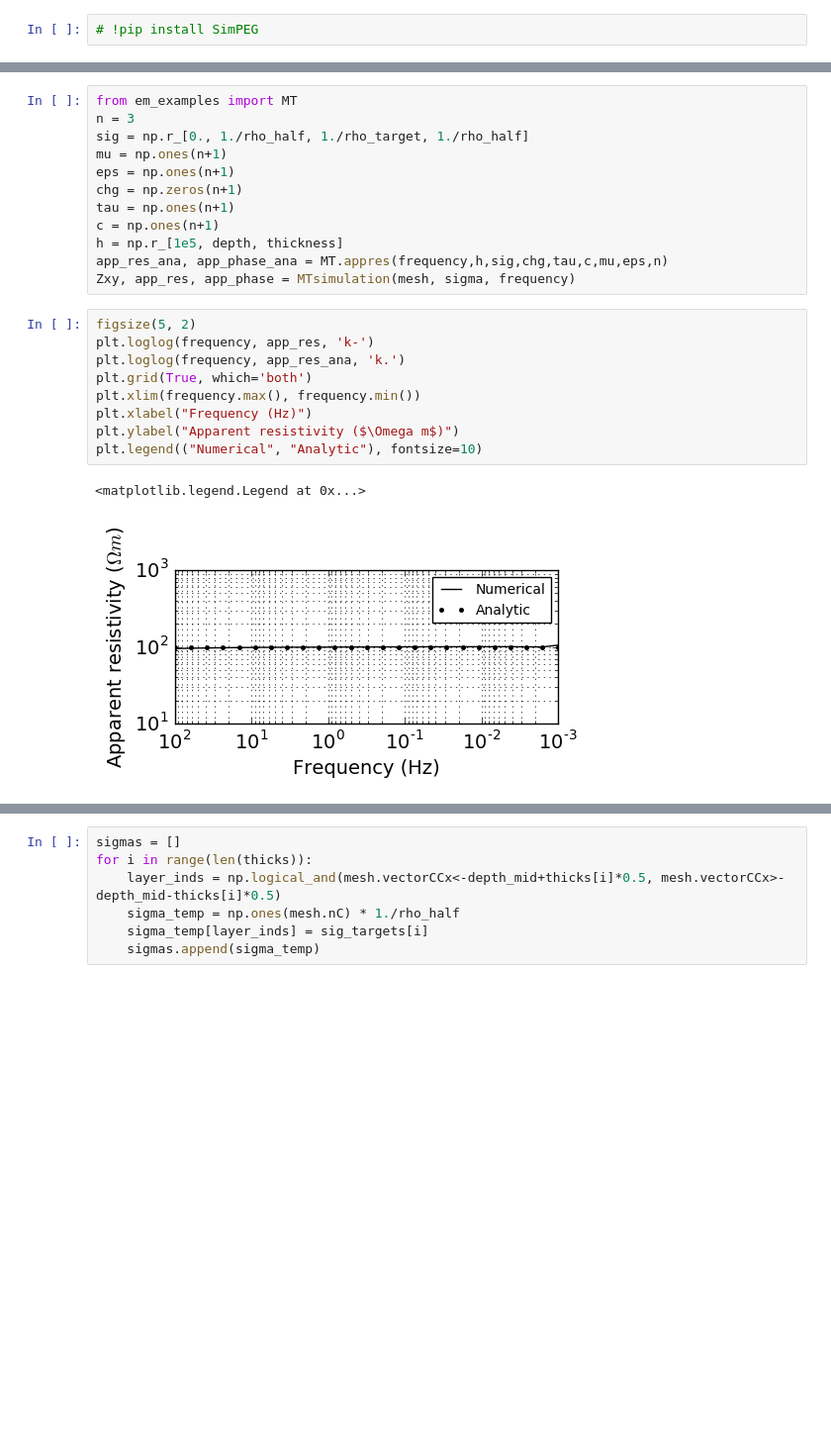
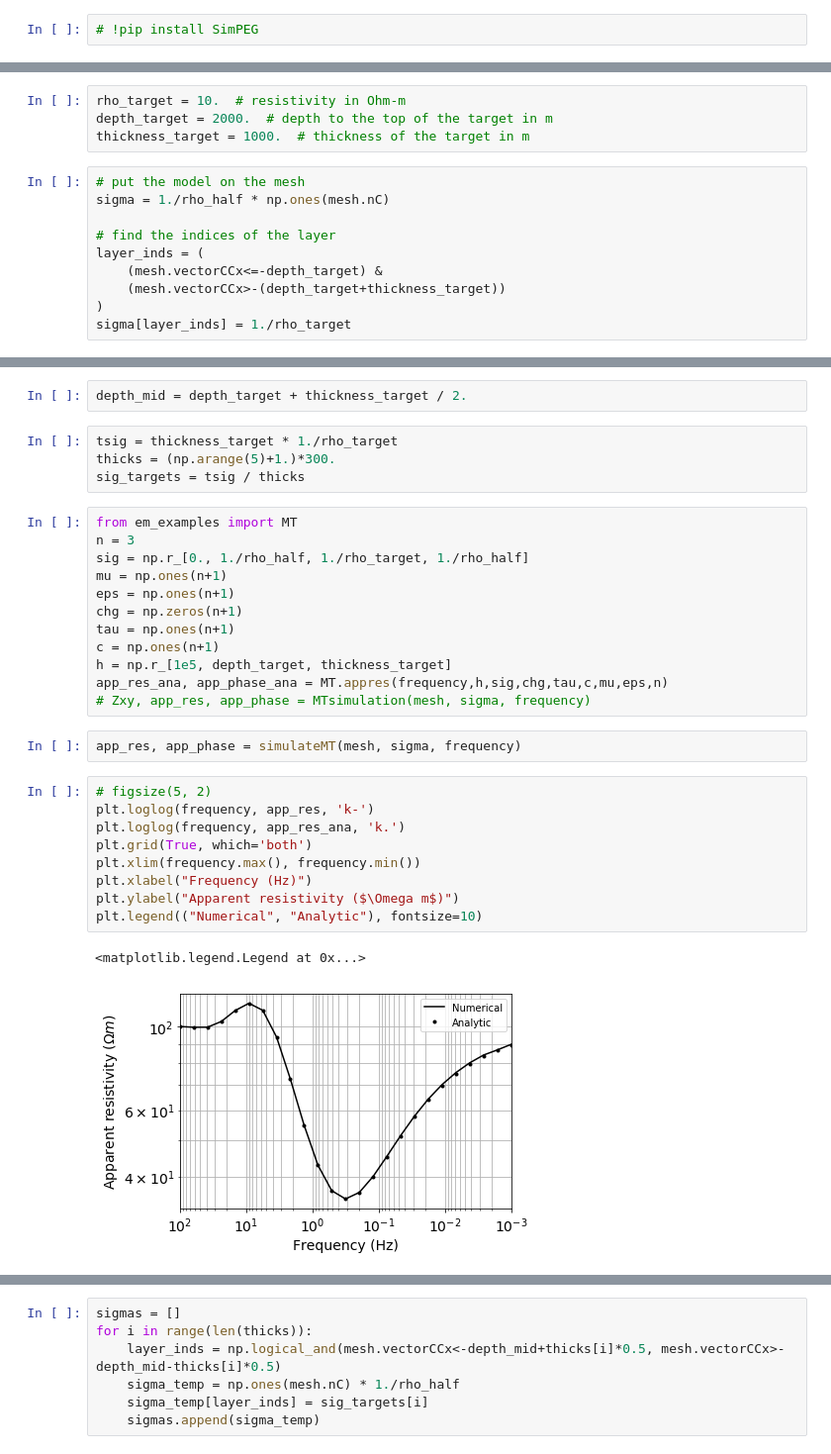
Before and after one commit to geoscixyz/computation, a Jupyter notebook: notebooks/MTtutorial/MT1D_Simulation_MutiFreqs.ipynb, the cells around one changed output, grey strips where cells are left out. Shown at 99% size. Drawn from its saved outputs; the diff is of its cells as text; blank space fills up the shorter version.

Commit message:
bug fixes in my calc of the apparent resistivity. start of text in the multifreq notebook

```diff
--- a/notebooks/MTtutorial/MT1D_Simulation_MutiFreqs.ipynb
+++ b/notebooks/MTtutorial/MT1D_Simulation_MutiFreqs.ipynb
@@ -111,0 +145,14 @@ def MTsimulation(mesh, sigma, frequency):
+# %%
+rho_target = 10.  # resistivity in Ohm-m
+depth_target = 2000.  # depth to the top of the target in m
+thickness_target = 1000.  # thickness of the target in m
+# %%
+# put the model on the mesh
+sigma = 1./rho_half * np.ones(mesh.nC)
+
+# find the indices of the layer
+layer_inds = (
+    (mesh.vectorCCx<=-depth_target) &
+    (mesh.vectorCCx>-(depth_target+thickness_target))
+)
+sigma[layer_inds] = 1./rho_target
@@ -112,3 +177,9 @@ def MTsimulation(mesh, sigma, frequency):
+# %%
+depth_mid = depth_target + thickness_target / 2.
+# %%
+tsig = thickness_target * 1./rho_target
+thicks = (np.arange(5)+1.)*300.
+sig_targets = tsig / thicks
 # %%
 from em_examples import MT
 n = 3
@@ -118,19 +189,21 @@ eps = np.ones(n+1)
 chg = np.zeros(n+1)
 tau = np.ones(n+1)
 c = np.ones(n+1)
-h = np.r_[1e5, depth, thickness]
+h = np.r_[1e5, depth_target, thickness_target]
 app_res_ana, app_phase_ana = MT.appres(frequency,h,sig,chg,tau,c,mu,eps,n)
-Zxy, app_res, app_phase = MTsimulation(mesh, sigma, frequency)
+# Zxy, app_res, app_phase = MTsimulation(mesh, sigma, frequency)
+# %%
+app_res, app_phase = simulateMT(mesh, sigma, frequency)
 # %%
-figsize(5, 2)
+# figsize(5, 2)
 plt.loglog(frequency, app_res, 'k-')
 plt.loglog(frequency, app_res_ana, 'k.')
 plt.grid(True, which='both')
 plt.xlim(frequency.max(), frequency.min())
 plt.xlabel("Frequency (Hz)")
 plt.ylabel("Apparent resistivity ($\Omega m$)")
 plt.legend(("Numerical", "Analytic"), fontsize=10)
 # %% [output]
 <matplotlib.legend.Legend at 0x...>
-[figure, old version]
+[figure, new version]
 # %%
```
Also changed, not shown: parts of 29 cells of this notebook, 3 other files.
